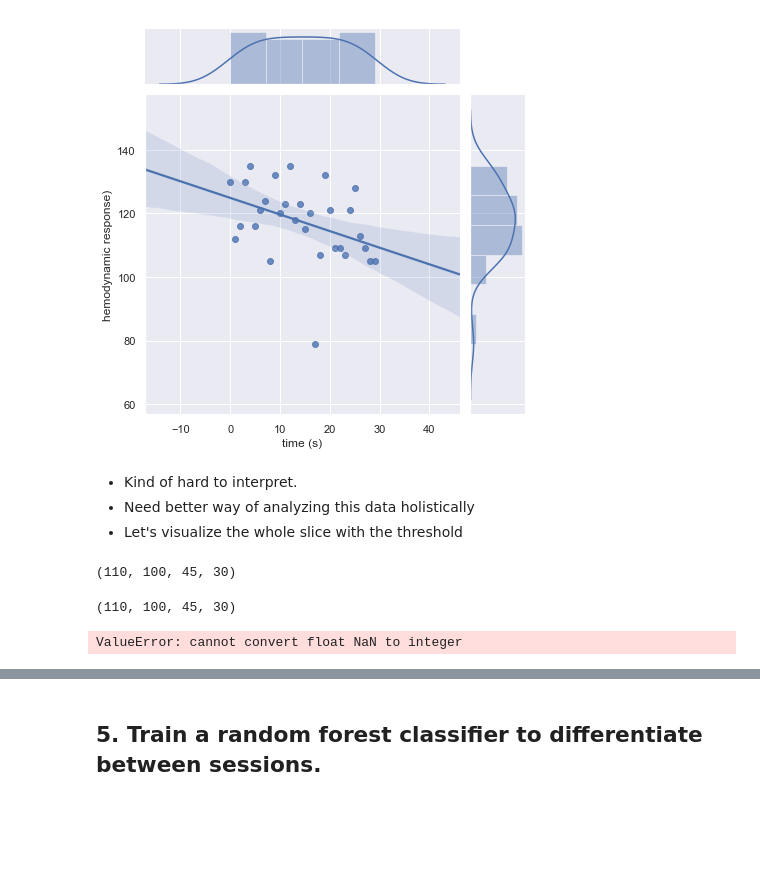
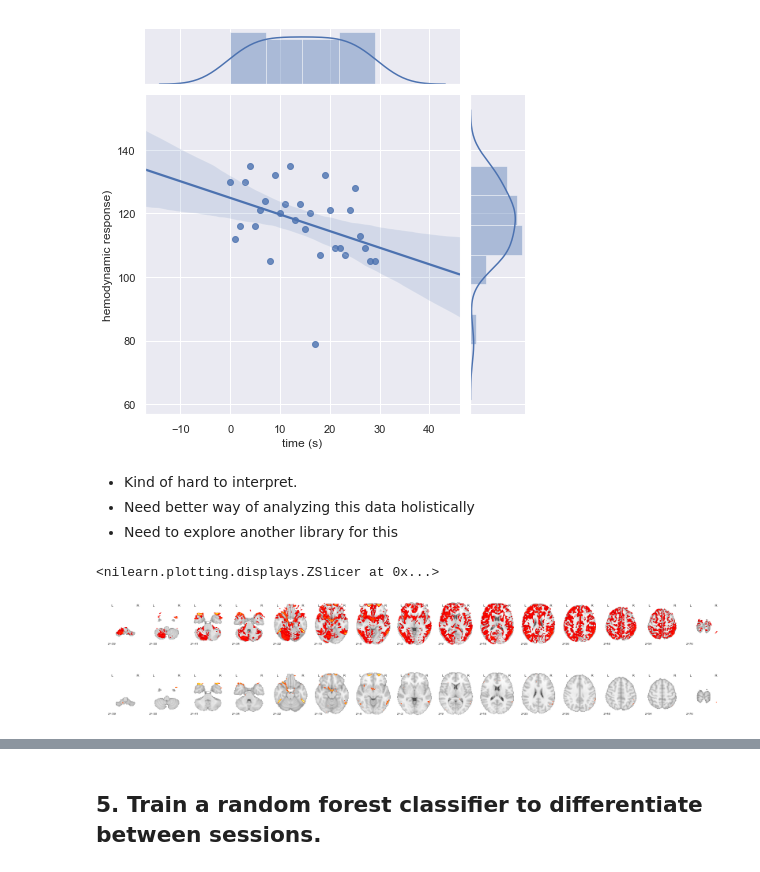
Before and after one commit to loftusa/mri-code-challenge, a Jupyter notebook: Main-analysis.ipynb, the cells around one changed output, grey strips where cells are left out. Cells and saved outputs as stored; diff of their text form; code cells hidden in the pictures; blank space fills up the shorter version.

```diff
--- a/Main-analysis.ipynb
+++ b/Main-analysis.ipynb
@@ -352,8 +385,4 @@ plt.ylabel('hemodynamic response)');
 # %% [markdown]
 - Kind of hard to interpret.
 - Need better way of analyzing this data holistically
-- Let's visualize the whole slice with the threshold
+- Need to explore another library for this
-# %%
-cerebellum1.shape
-# %% [output]
-(110, 100, 45, 30)
@@ -362,8 +389,16 @@ mp = cerebellum1.copy()
-# %%
-mp.shape
-# %% [output]
-(110, 100, 45, 30)
-# %%
-mp[mp < thresh] = np.nan  # Make all values less than threshold NaN
-# %% [output]
-ValueError: cannot convert float NaN to integer
+# %%
+from nilearn import image, plotting  # Now we're talkin'
+
+# Side-note: wow, the documentation for nilearn is great!
+indexed = image.index_img(mri1, 1)
+plotting.plot_stat_map(indexed, threshold=thresh, display_mode="z", cut_coords=15,
+                           colorbar=False);  # Side note, this is where I dove in and found that auto-threshold function from the source code
+# %% [output]
+<nilearn.plotting.displays.ZSlicer at 0x...>
+[figure, added]
+# %%
+# Let's see what this looks like with a higher threshold
+plotting.plot_stat_map(indexed, threshold=240, display_mode="z", cut_coords=15,
+                           colorbar=False);
+# %% [output]
+[figure, added]
```
Also changed, not shown: parts of 24 cells of this notebook.
